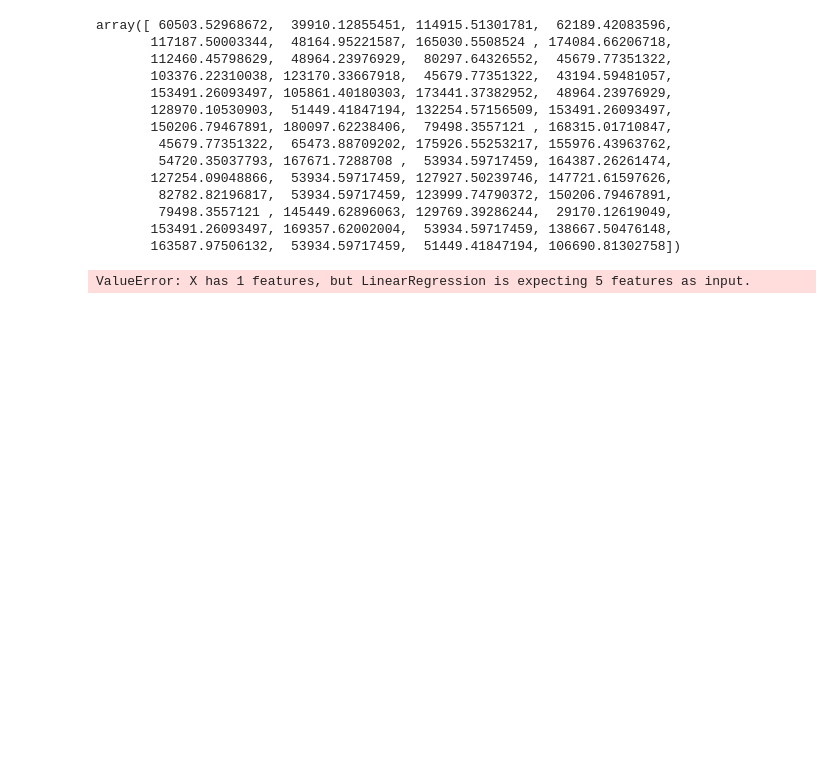
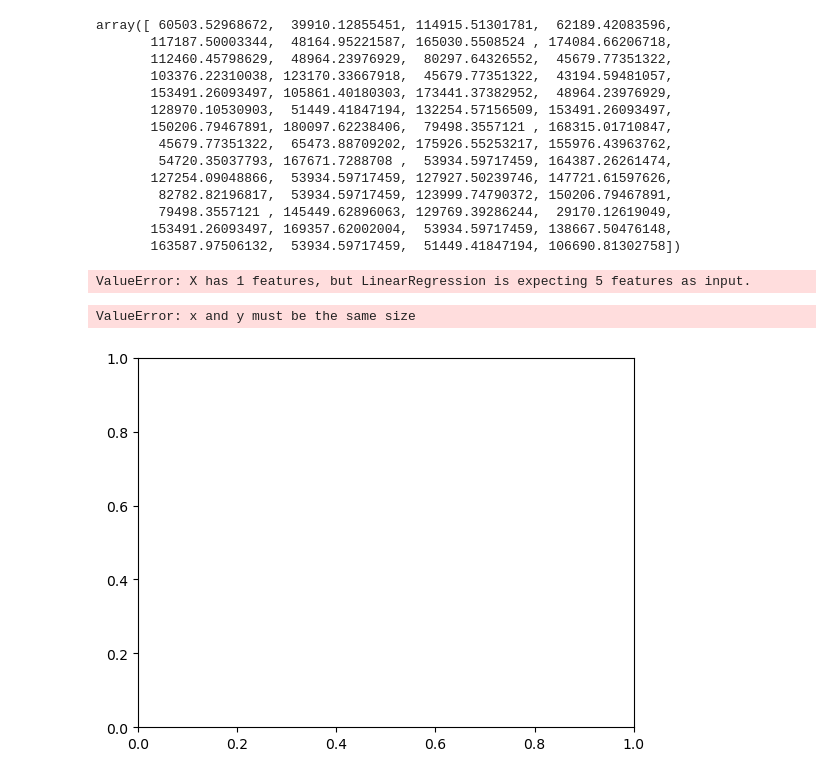
Before and after one commit to MonarchTL/python_class, a Jupyter notebook: AI/IIMS.ipynb, the cells around one changed output. Cells and saved outputs as stored; diff of their text form; code cells hidden in the pictures; blank space fills up the shorter version.

```diff
--- a/AI/IIMS.ipynb
+++ b/AI/IIMS.ipynb
@@ -305,8 +305,9 @@ actual salary = 171    40000.0
 Name: Salary, dtype: float64
 Predicted salary = [45679.77351322]
 # %%
-df_test.pop('Salary')
-model.predict(df_test)
+
+pred = model.predict(df_test)
+pred
 # %% [output]
 array([ 60503.52968672,  39910.12855451, 114915.51301781,  62189.42083596,
        117187.50003344,  48164.95221587, 165030.5508524 , 174084.66206718,
@@ -326,3 +327,8 @@ array([ 60503.52968672,  39910.12855451, 114915.51301781,  62189.42083596,
 model.predict([[2.5]])
 # %% [output]
 ValueError: X has 1 features, but LinearRegression is expecting 5 features as input.
+# %%
+plt.scatter(df_test, pred)
+# %% [output]
+ValueError: x and y must be the same size
+[figure, added]
```
Also changed, not shown: 5 other files.
